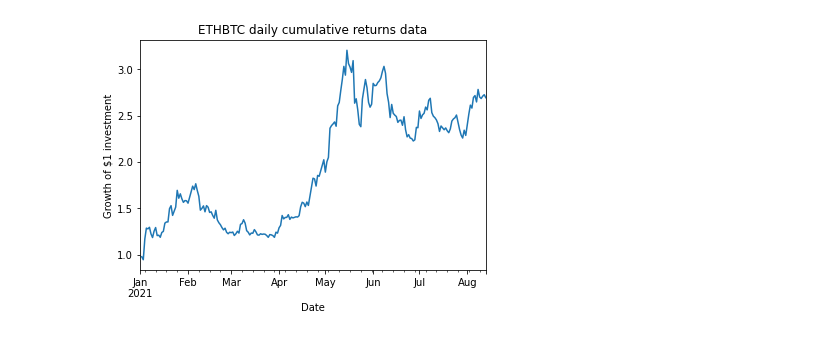
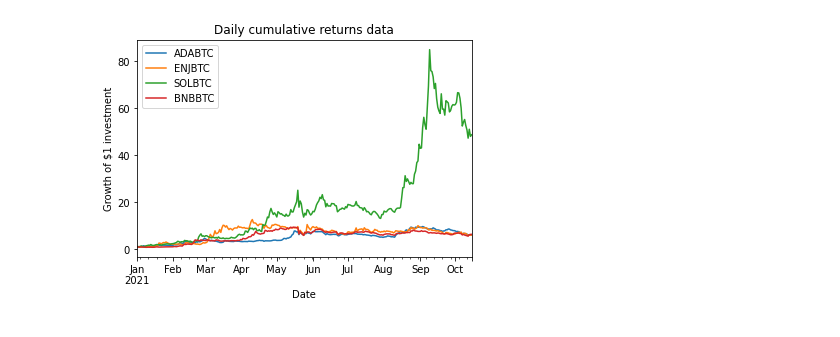
Before and after one commit to evandroagnes/cryptocurrencies-trading, a Jupyter notebook: cryptocurrencies_alts.ipynb, the cells around one changed output. Drawn from its saved outputs; the diff is of its cells as text; code cells hidden in the pictures.

Commit message:
Plot changed to show multi alts together

```diff
--- a/cryptocurrencies_alts.ipynb
+++ b/cryptocurrencies_alts.ipynb
@@ -18,28 +19,3 @@ pairs = ['ETHBTC','ADABTC','CHZBTC','ENJBTC','LINKBTC','FILBTC','XRPBTC', 'DOTBT
 dt_start_analysis = '2021-1-1'
 # Use '' for analysis until now
 dt_end_analysis = ''
-# %%
-from trade_utils import initialize_ohlc_df
-from binance_utils import update_historical_data, init
-
-client = init()
-
-crypto_pairs_dict = {}
-
-for pair in pairs:
-    try:
-        df = pd.read_csv('data/' + pair + '-' + interval + '-binance-all.csv')
-        df['OpenTime'] = pd.to_datetime(df['OpenTime'])
-        df.set_index('OpenTime', inplace=True)
-    except FileNotFoundError:
-        df = initialize_ohlc_df()
-
-    df = update_historical_data(client, df, pair, interval)
-
-    filename = 'data/' + pair + '-' + interval + '-binance-all.csv'
-    df.to_csv(filename)
-
-    if dt_end_analysis == '':
-        crypto_pairs_dict[pair] = df[dt_start_analysis:]
-    else:
-        crypto_pairs_dict[pair] = df[dt_start_analysis:dt_end_analysis]
@@ -119,0 +89,13 @@ plt.show()
+# %%
+daily_returns = pd.DataFrame()
+
+for pair in pairs:
+    daily_returns_pair = pd.DataFrame(crypto_pairs_dict[pair]['ClosePrice'].resample('1d').ffill().pct_change())
+    daily_returns_pair = daily_returns_pair.rename(columns={'ClosePrice' : pair})
+
+    if daily_returns.empty:
+        daily_returns = daily_returns_pair.copy()
+    else:
+        daily_returns = daily_returns.join(daily_returns_pair)
+
+daily_returns.head()
@@ -120,15 +155,13 @@ plt.show()
 # %%
 cum_returns = (daily_returns + 1).cumprod()
 # %%
-fig = plt.figure()
-ax1 = fig.add_axes([0.1,0.1,0.8,0.8])
-cum_returns.plot()
+ax1 = (daily_returns + 1).cumprod().plot()
 ax1.set_xlabel("Date")
 ax1.set_ylabel("Growth of $1 investment")
-ax1.set_title(pair + " daily cumulative returns data")
+ax1.set_title("Daily cumulative returns data")
 plt.show()
 # %% [output]
-[figure, old version]
+[figure, new version]
 # %%
 fig = plt.figure()
 ax1 = fig.add_axes([0.1,0.1,0.8,0.8])
```
Also changed, not shown: parts of 27 cells of this notebook.
